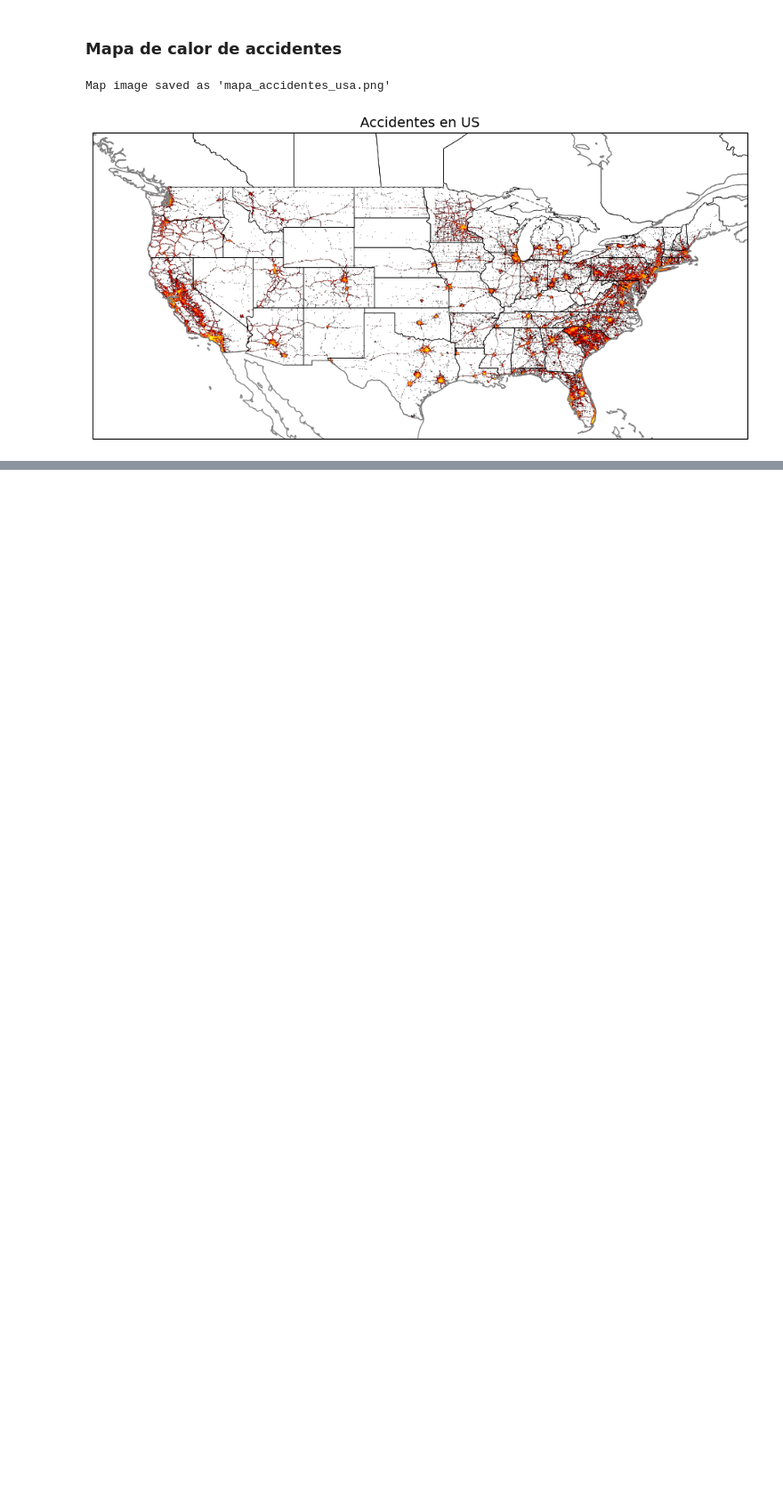
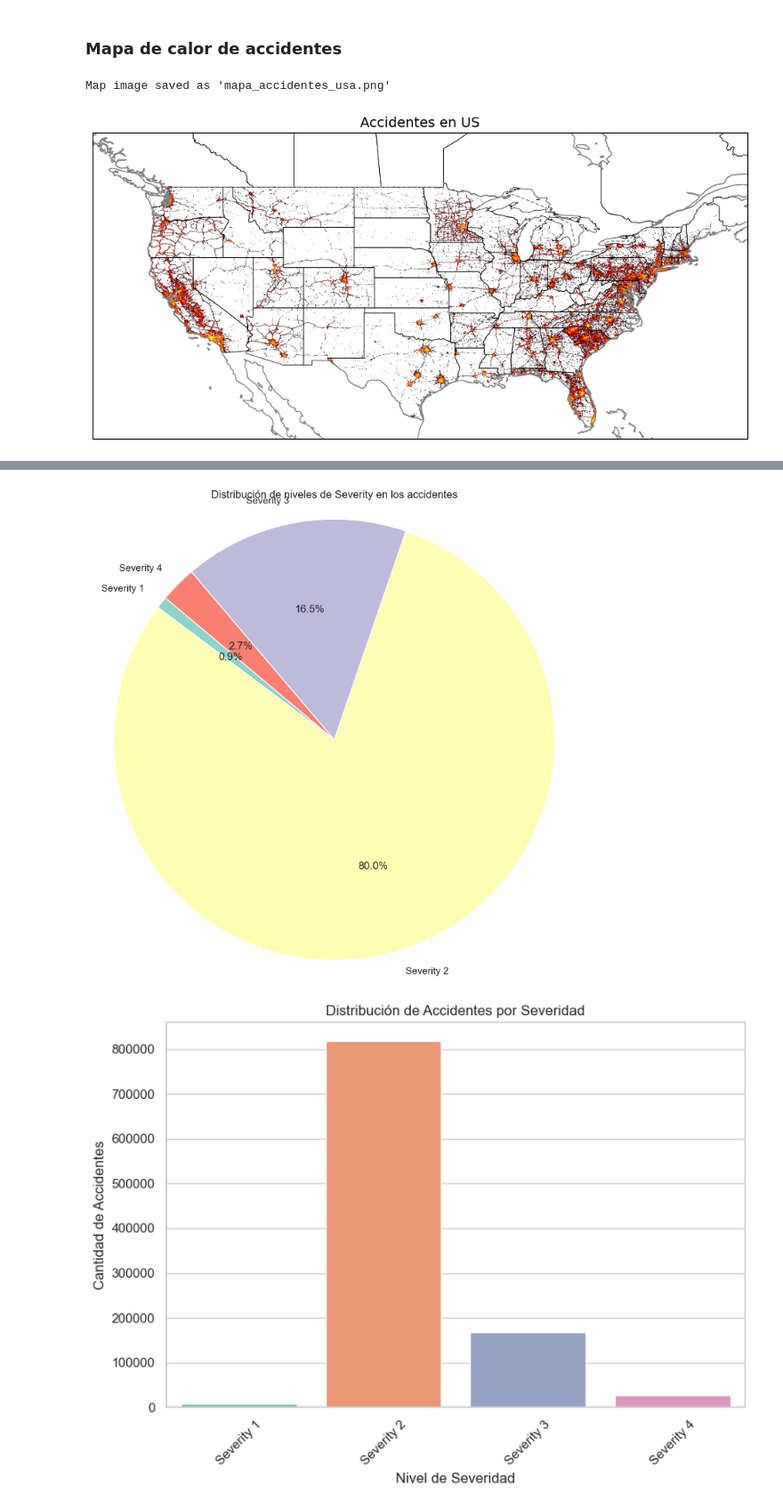
Before and after one commit to RKCbas/BigData-Apuntes, a Jupyter notebook: Proyecto Final/Proyecto Final.ipynb, the cells around one changed output, grey strips where cells are left out. Shown at 89% size. Cells and saved outputs as stored; diff of their text form; code cells hidden in the pictures; blank space fills up the shorter version.

```diff
--- a/Proyecto Final/Proyecto Final.ipynb
+++ b/Proyecto Final/Proyecto Final.ipynb
@@ -635,0 +815,72 @@ Este es un mapa de calor que nos muestra donde es que se concentran los accident
+# %%
+from elasticsearch import Elasticsearch
+try:
+    with Elasticsearch(host) as es:
+
+        index_name = index_name  # Nombre del índice de ElasticSearch
+
+        # Consulta para contar por cada nivel de Severidad
+        query = {
+            "size": 0,
+            "aggs": {
+                "severity_counts": {
+                    "terms": {
+                        "field": "Severity",
+                        "size": 5,
+                        "order": {
+                            "_key": "asc"
+                        }
+                    }
+                }
+            }
+        }
+
+        response = es.search(index=index_name, body=query)
+
+        # Extraer los resultados
+        buckets = response["aggregations"]["severity_counts"]["buckets"]
+        labels = [f"Severity {bucket['key']}" for bucket in buckets]
+        counts = [bucket["doc_count"] for bucket in buckets]
+
+
+        plt.figure(figsize=(8, 8))
+        colors = plt.cm.Set3.colors  # paleta de colores
+        plt.pie(counts, labels=labels, autopct='%1.1f%%', colors=colors, startangle=140)
+        plt.title("Distribución de niveles de Severity en los accidentes")
+        plt.axis('equal')  # hace que el pastel se vea como un círculo
+        plt.tight_layout()
+        plt.show()
+
+        # Crear un DataFrame para facilitar el gráfico
+        df_severity = pd.DataFrame({
+            "Severity": labels,
+            "Cantidad": counts
+        })
+
+        # Estilo
+        sns.set(style="whitegrid")
+
+        # Gráfico con 'hue' = 'Severity' y sin leyenda
+        plt.figure(figsize=(8, 6))
+        sns.barplot(
+            x="Severity",
+            y="Cantidad",
+            data=df_severity,
+            hue="Severity",
+            palette="Set2",
+            legend=False  # Oculta la leyenda ya que es redundante
+        )
+
+        # Etiquetas
+        plt.title("Distribución de Accidentes por Severidad")
+        plt.xlabel("Nivel de Severidad")
+        plt.ylabel("Cantidad de Accidentes")
+        plt.xticks(rotation=45)
+        plt.tight_layout()
+        plt.show()
+
+except Exception as e:
+    print(f"an error occurred: {e}")
+# %% [output]
+[figure, added]
+[figure, added]
```
Also changed, not shown: parts of 28 cells of this notebook, 3 other files.
